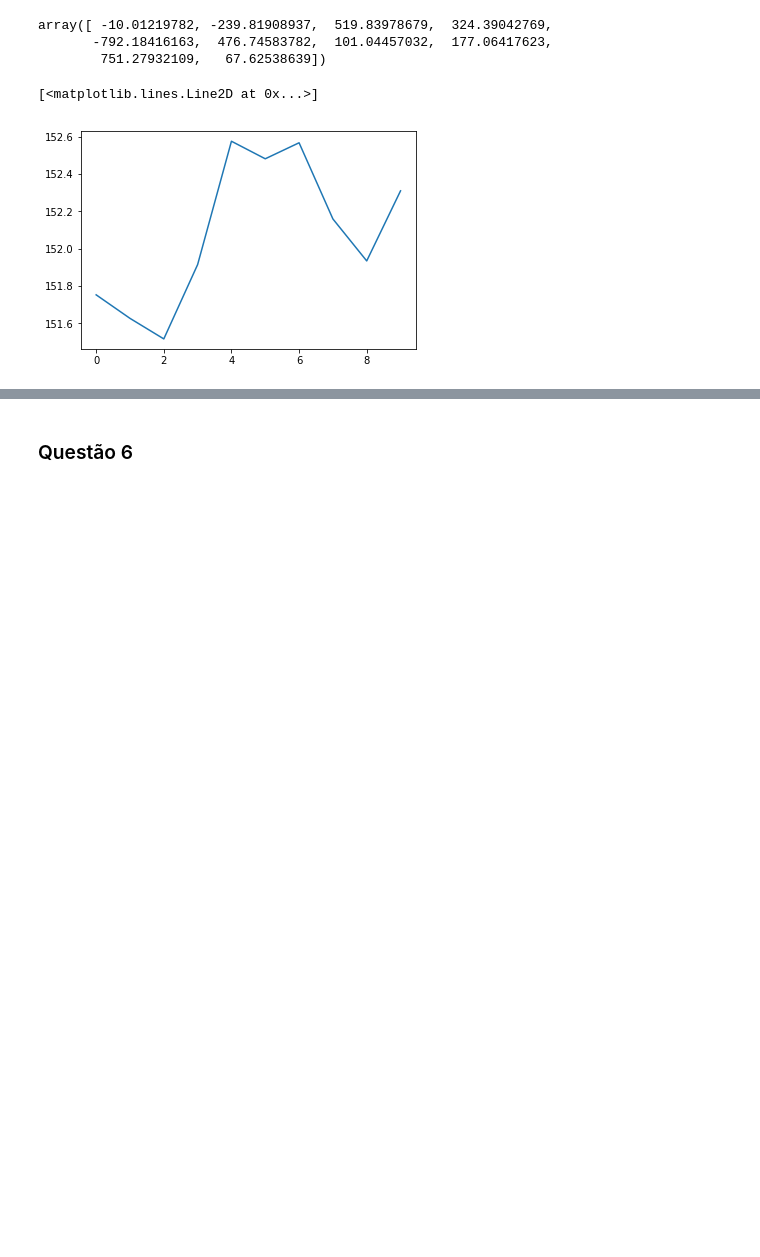
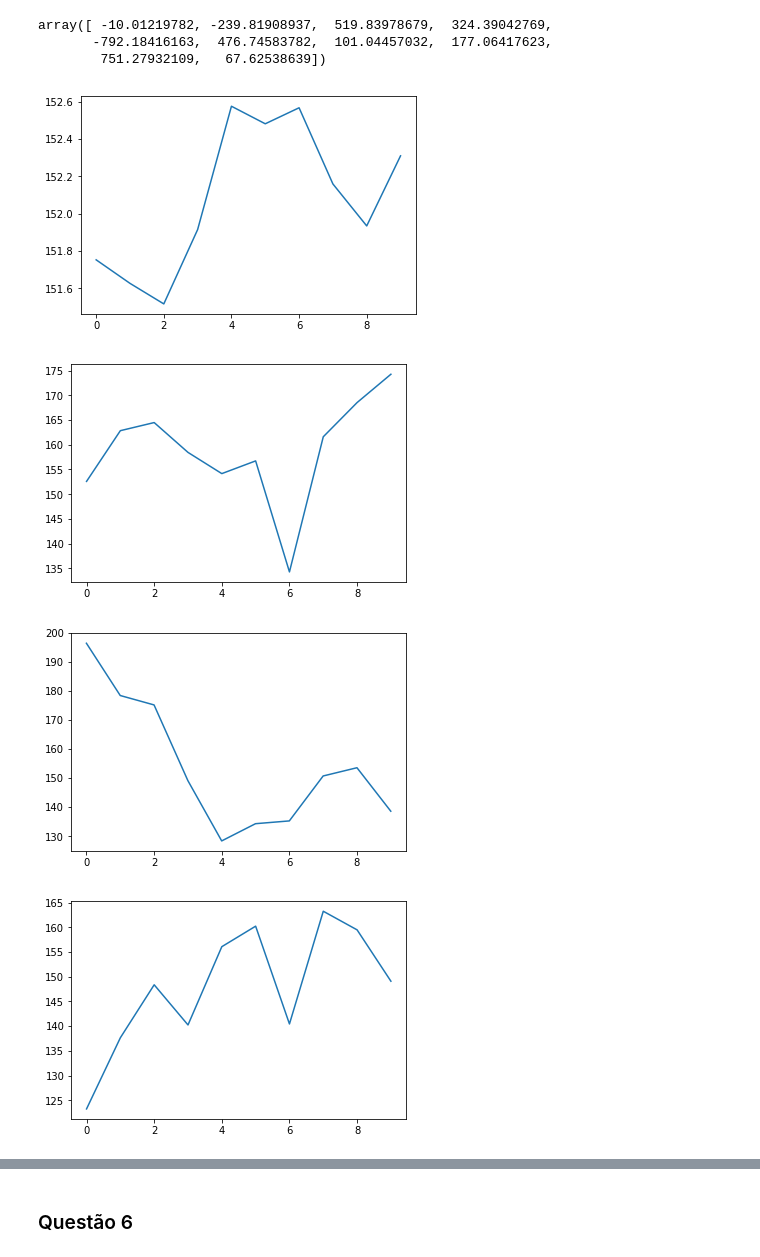
Before and after one commit to iarlenaquiles/aprendizado-diabetes, a Jupyter notebook: Lista1.ipynb, the cells around one changed output, grey strips where cells are left out. Saved outputs shown, nothing was run; the diff lists cells and outputs as text; code cells hidden in the pictures; blank space fills up the shorter version.

```diff
--- a/Lista1.ipynb
+++ b/Lista1.ipynb
@@ -113,10 +114,13 @@ b1
 array([ -10.01219782, -239.81908937,  519.83978679,  324.39042769,
        -792.18416163,  476.74583782,  101.04457032,  177.06417623,
         751.27932109,   67.62538639])
-# %%
-f =b1[0]*X[0] + b0
-# %%
-plt.plot(f)
-# %% [output]
-[<matplotlib.lines.Line2D at 0x...>]
-[figure, removed]
+# %%
+for i in range(10):
+    f = b1[i]*X[i] + b0
+    plt.plot(f)
+    plt.show()
+# %% [output]
+[figure, added]
+[figure, added]
+[figure, added]
+[figure, added]
```
Also changed, not shown: parts of 42 cells of this notebook.
